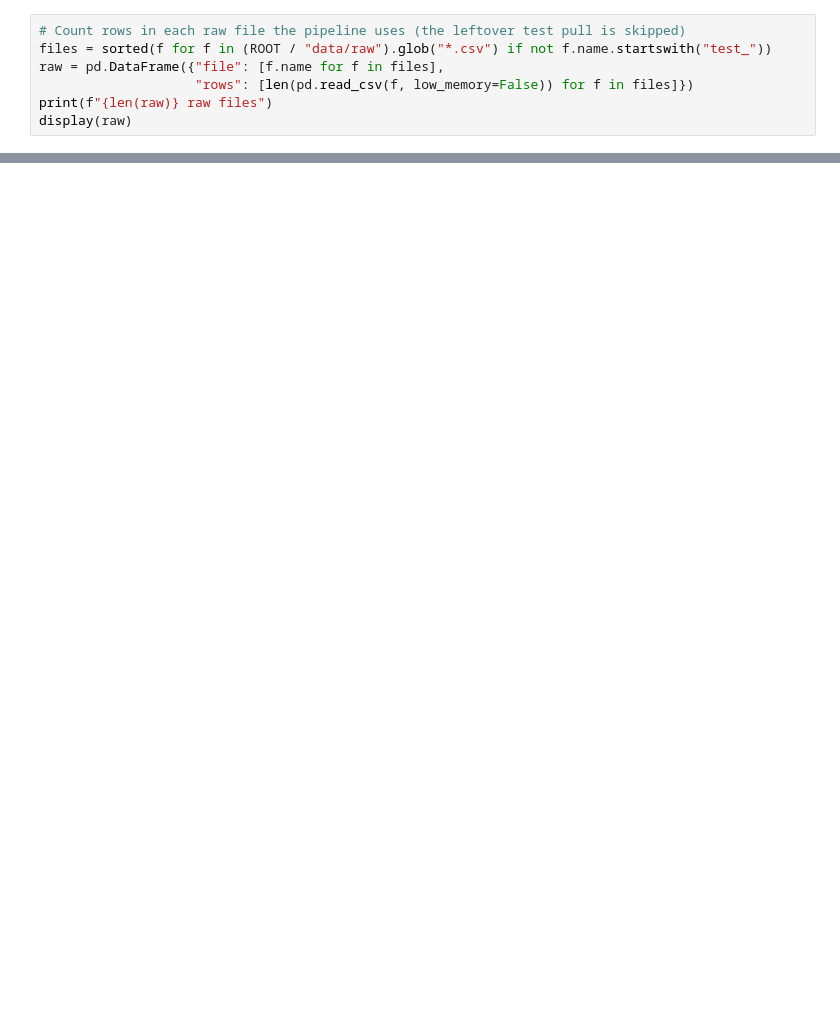
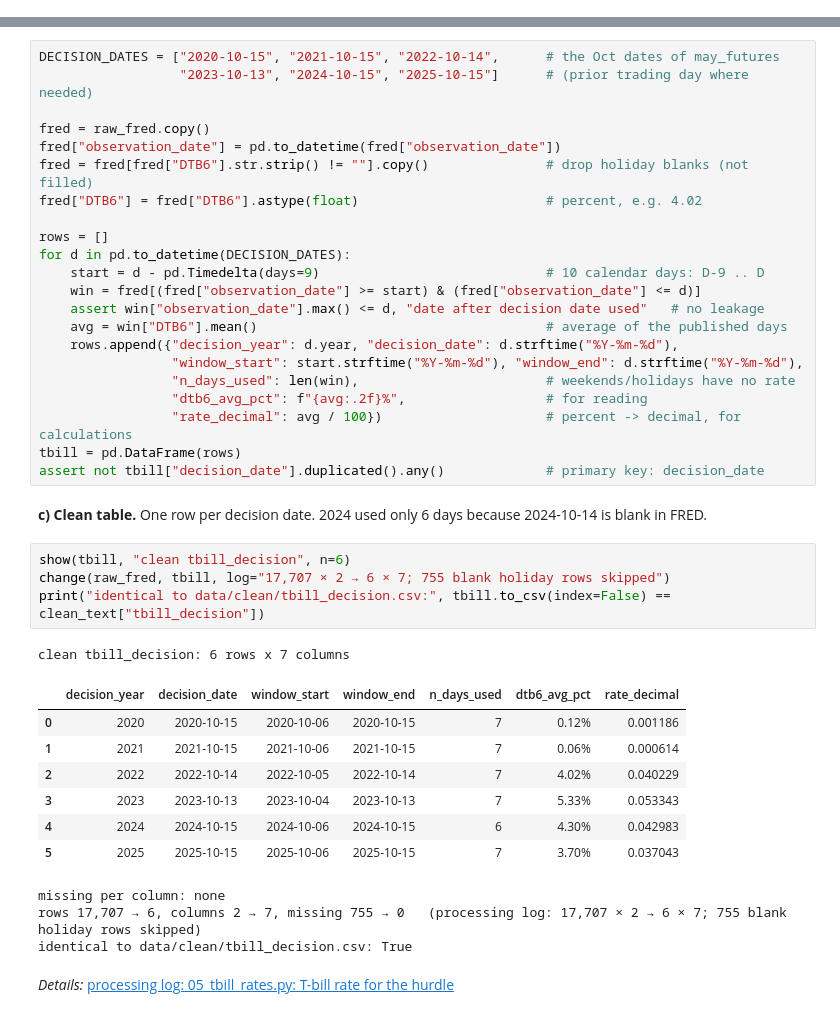
Before and after one commit to Jessie-Ren699/corn-storage-basis, a Jupyter notebook: notebooks/00_walkthrough.ipynb, the cells around one changed output, grey strips where cells are left out. Saved outputs shown, nothing was run; the diff lists cells and outputs as text; blank space fills up the shorter version.

```diff
--- a/notebooks/00_walkthrough.ipynb
+++ b/notebooks/00_walkthrough.ipynb
@@ -60,7 +0,0 @@ pd.set_option("display.width", 200); pd.set_option("display.max_columns", 20)
-# %%
-# Count rows in each raw file the pipeline uses (the leftover test pull is skipped)
-files = sorted(f for f in (ROOT / "data/raw").glob("*.csv") if not f.name.startswith("test_"))
-raw = pd.DataFrame({"file": [f.name for f in files],
-                    "rows": [len(pd.read_csv(f, low_memory=False)) for f in files]})
-print(f"{len(raw)} raw files")
-display(raw)
@@ -408,0 +288,42 @@ axes[1].set_xlabel("total net gain over 6 test rows (cents/bu)"); plt.tight_layo
+# %%
+DECISION_DATES = ["2020-10-15", "2021-10-15", "2022-10-14",      # the Oct dates of may_futures
+                  "2023-10-13", "2024-10-15", "2025-10-15"]      # (prior trading day where needed)
+
+fred = raw_fred.copy()
+fred["observation_date"] = pd.to_datetime(fred["observation_date"])
+fred = fred[fred["DTB6"].str.strip() != ""].copy()               # drop holiday blanks (not filled)
+fred["DTB6"] = fred["DTB6"].astype(float)                        # percent, e.g. 4.02
+
+rows = []
+for d in pd.to_datetime(DECISION_DATES):
+    start = d - pd.Timedelta(days=9)                             # 10 calendar days: D-9 .. D
+    win = fred[(fred["observation_date"] >= start) & (fred["observation_date"] <= d)]
+    assert win["observation_date"].max() <= d, "date after decision date used"   # no leakage
+    avg = win["DTB6"].mean()                                     # average of the published days
+    rows.append({"decision_year": d.year, "decision_date": d.strftime("%Y-%m-%d"),
+                 "window_start": start.strftime("%Y-%m-%d"), "window_end": d.strftime("%Y-%m-%d"),
+                 "n_days_used": len(win),                        # weekends/holidays have no rate
+                 "dtb6_avg_pct": f"{avg:.2f}%",                  # for reading
+                 "rate_decimal": avg / 100})                     # percent -> decimal, for calculations
+tbill = pd.DataFrame(rows)
+assert not tbill["decision_date"].duplicated().any()             # primary key: decision_date
+# %% [markdown]
+**c) Clean table.** One row per decision date. 2024 used only 6 days because 2024-10-14 is blank in FRED.
+# %%
+show(tbill, "clean tbill_decision", n=6)
+change(raw_fred, tbill, log="17,707 × 2 → 6 × 7; 755 blank holiday rows skipped")
+print("identical to data/clean/tbill_decision.csv:", tbill.to_csv(index=False) == clean_text["tbill_decision"])
+# %% [output]
+clean tbill_decision: 6 rows x 7 columns
+|  | decision_year | decision_date | window_start | window_end | n_days_used | dtb6_avg_pct | rate_decimal |
+| 0 | 2020 | 2020-10-15 | 2020-10-06 | 2020-10-15 | 7 | 0.12% | 0.001186 |
+| 1 | 2021 | 2021-10-15 | 2021-10-06 | 2021-10-15 | 7 | 0.06% | 0.000614 |
+| 2 | 2022 | 2022-10-14 | 2022-10-05 | 2022-10-14 | 7 | 4.02% | 0.040229 |
+| 3 | 2023 | 2023-10-13 | 2023-10-04 | 2023-10-13 | 7 | 5.33% | 0.053343 |
+| 4 | 2024 | 2024-10-15 | 2024-10-06 | 2024-10-15 | 6 | 4.30% | 0.042983 |
+| 5 | 2025 | 2025-10-15 | 2025-10-06 | 2025-10-15 | 7 | 3.70% | 0.037043 |
+missing per column: none
+rows 17,707 → 6, columns 2 → 7, missing 755 → 0   (processing log: 17,707 × 2 → 6 × 7; 755 blank holiday rows skipped)
+identical to data/clean/tbill_decision.csv: True
+# %% [markdown]
+*Details:* [processing log: 05_tbill_rates.py: T-bill rate for the hurdle](../docs/processing_log.md#05_tbill_ratespy-t-bill-rate-for-the-hurdle)
```
Also changed, not shown: parts of 100 cells of this notebook.
